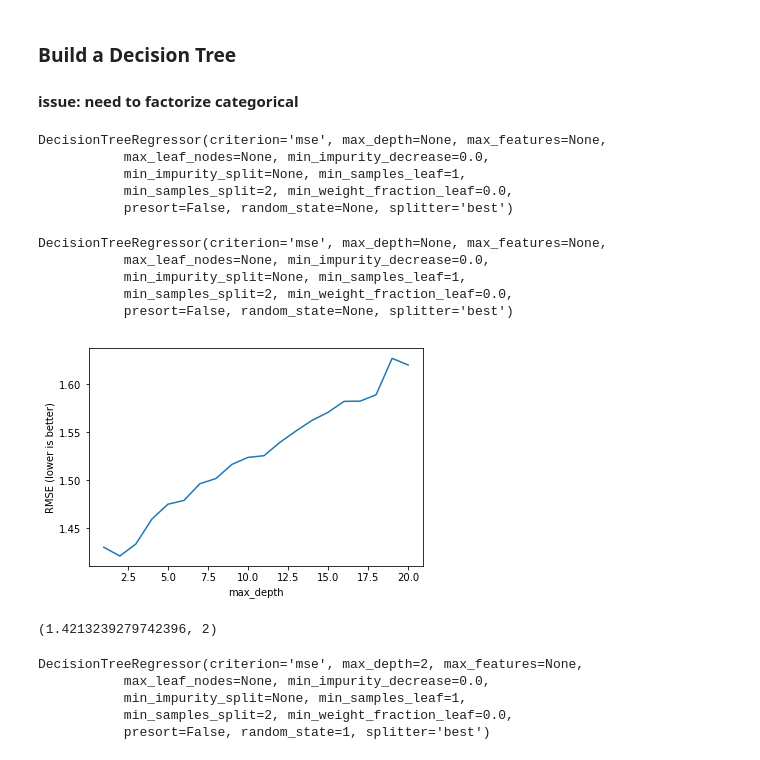
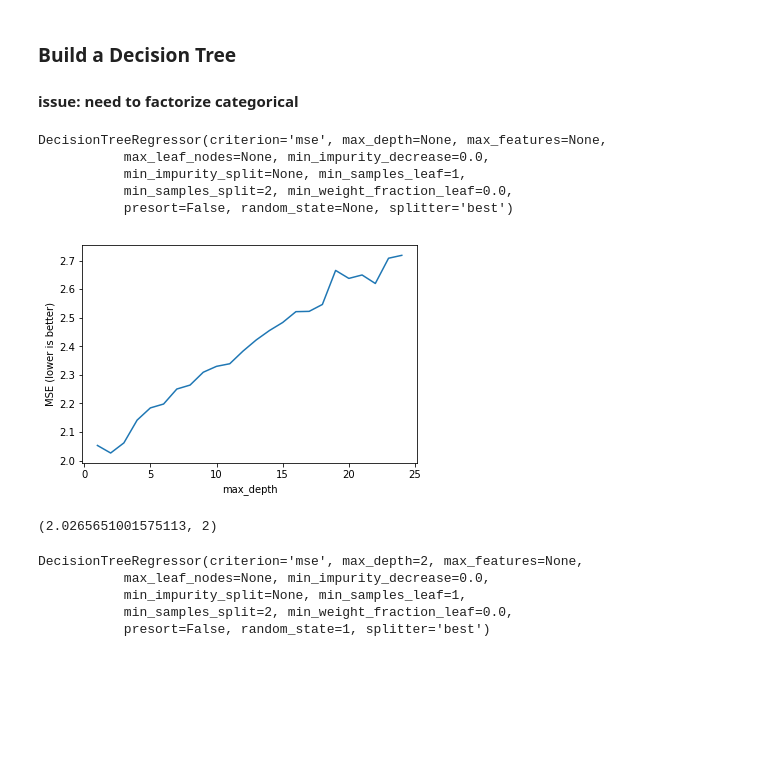
Before and after one commit to yipben/fall3, a Jupyter notebook: ml/ML Project Orange 8.ipynb, the cells around one changed output. Saved outputs shown, nothing was run; the diff lists cells and outputs as text; code cells hidden in the pictures; blank space fills up the shorter version.

Commit message:
changing rmse to mse

```diff
--- a/ml/ML Project Orange 8.ipynb
+++ b/ml/ML Project Orange 8.ipynb
@@ -146,15 +147,6 @@ x = train.drop('target', axis=1)
 y = train.target
 # %%
 model = tree.DecisionTreeRegressor()
-# %%
-#options for attributes
-model
-# %% [output]
-DecisionTreeRegressor(criterion='mse', max_depth=None, max_features=None,
-           max_leaf_nodes=None, min_impurity_decrease=0.0,
-           min_impurity_split=None, min_samples_leaf=1,
-           min_samples_split=2, min_weight_fraction_leaf=0.0,
-           presort=False, random_state=None, splitter='best')
 # %%
 model.fit(x, y)
 # %% [output]
@@ -165,27 +157,27 @@ DecisionTreeRegressor(criterion='mse', max_depth=None, max_features=None,
            presort=False, random_state=None, splitter='best')
 # %%
 # List of values to try for max_depth:
-max_depth_range = range(1, 21)
+max_depth_range = range(1, 25)
 
-# List to store the average RMSE for each value of max_depth:
-RMSE_scores = []
+# List to store the average MSE for each value of max_depth:
+MSE_scores = []
 
 # Use 10-fold cross-validation with each value of max_depth.
 from sklearn.model_selection import cross_val_score
 for depth in max_depth_range:
     treereg = tree.DecisionTreeRegressor(max_depth=depth, random_state=1)
-    MSE_scores = cross_val_score(treereg, x, y, cv=10, scoring='neg_mean_squared_error')
-    RMSE_scores.append(np.mean(np.sqrt(-MSE_scores)))
+    MSE = cross_val_score(treereg, x, y, cv=10, scoring='neg_mean_squared_error')
+    MSE_scores.append(np.mean(-MSE))
 # %%
-# Plot max_depth (x-axis) versus RMSE (y-axis).
-plt.plot(max_depth_range, RMSE_scores);
+# Plot max_depth (x-axis) versus MSE (y-axis).
+plt.plot(max_depth_range, MSE_scores);
 plt.xlabel('max_depth');
-plt.ylabel('RMSE (lower is better)');
+plt.ylabel('MSE (lower is better)');
 # %% [output]
-[figure, old version]
+[figure, new version]
 # %%
 # Show the best RMSE and the corresponding max_depth.
-sorted(zip(RMSE_scores, max_depth_range))[0]
+sorted(zip(MSE_scores, max_depth_range))[0]
 # %% [output]
-(1.4213239279742396, 2)
+(2.0265651001575113, 2)
 # %%
```
Also changed, not shown: parts of 3 cells of this notebook.
